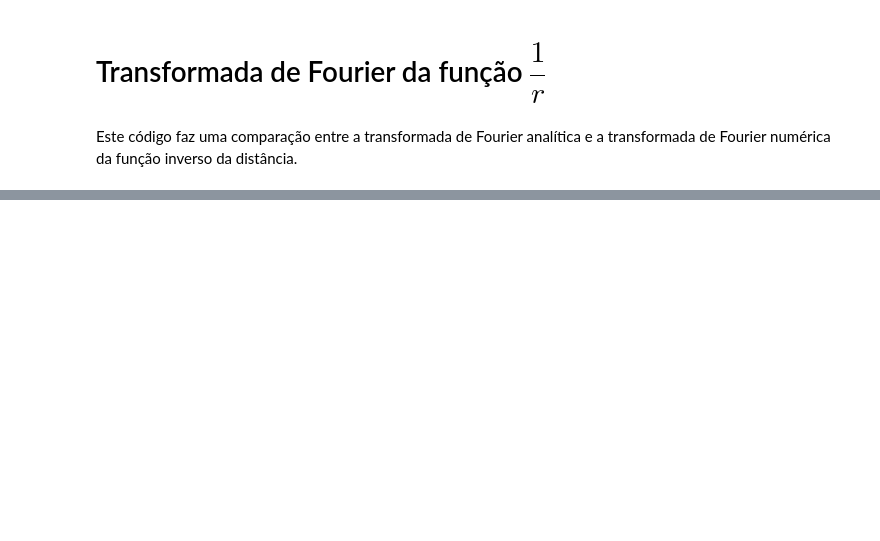
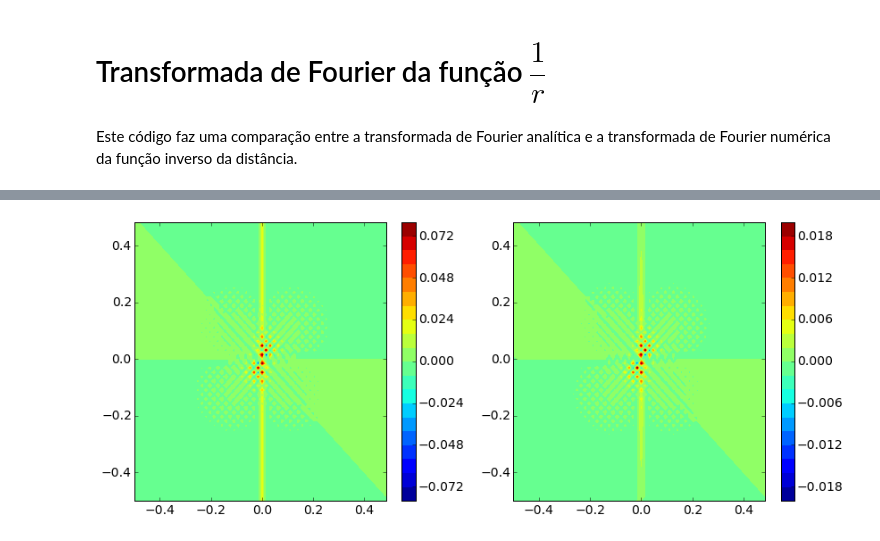
Before and after one commit to birocoles/Disciplina-metodos-potenciais, a Jupyter notebook: Aulas/Fourier/TF_inv_distancia.ipynb, the cells around one changed output, grey strips where cells are left out. Drawn from its saved outputs; the diff is of its cells as text; code cells hidden in the pictures; blank space fills up the shorter version.

```diff
--- a/Aulas/Fourier/TF_inv_distancia.ipynb
+++ b/Aulas/Fourier/TF_inv_distancia.ipynb
@@ -64,0 +78,18 @@ def iDFT_slow_2D(x):
+# %%
+dx_f = -(X-x0)/(r**3.)
+# %%
+DX_F = fft2(dx_f)
+# %%
+DX_Fn = Fn*kx*1j
+# %%
+plt.figure(figsize=(12,5))
+plt.subplot(1,2,1)
+plt.contourf(fftshift(ky),fftshift(kx),fftshift(DX_F).real,20)
+plt.colorbar()
+plt.subplot(1,2,2)
+plt.contourf(fftshift(ky),fftshift(kx),fftshift(DX_Fn).real,20)
+plt.colorbar()
+plt.tight_layout()
+plt.show()
+# %% [output]
+[figure, added]
```
Also changed, not shown: parts of 17 cells of this notebook.
